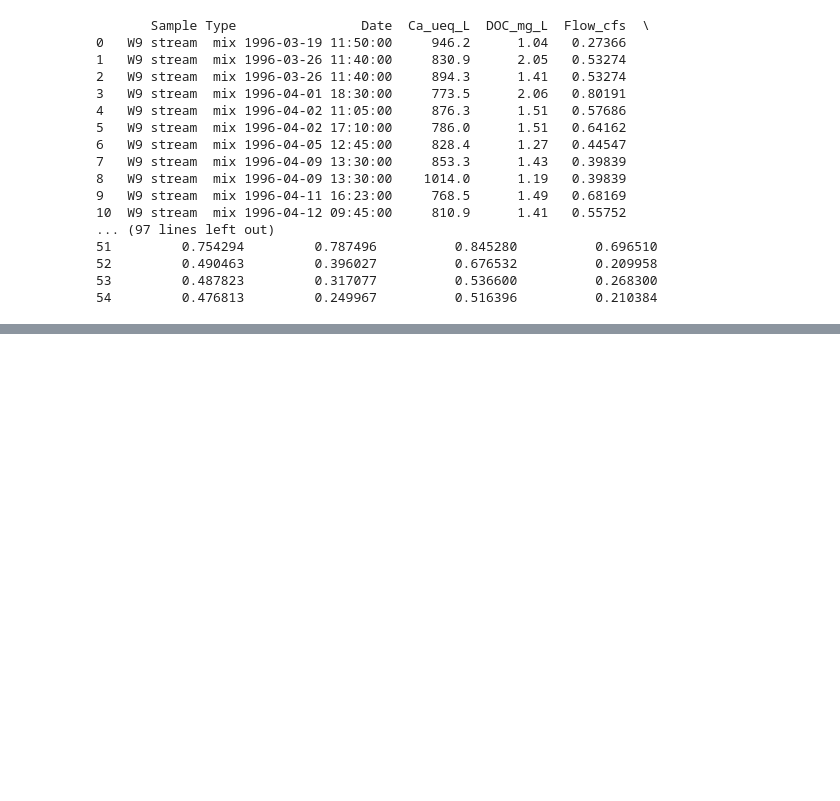
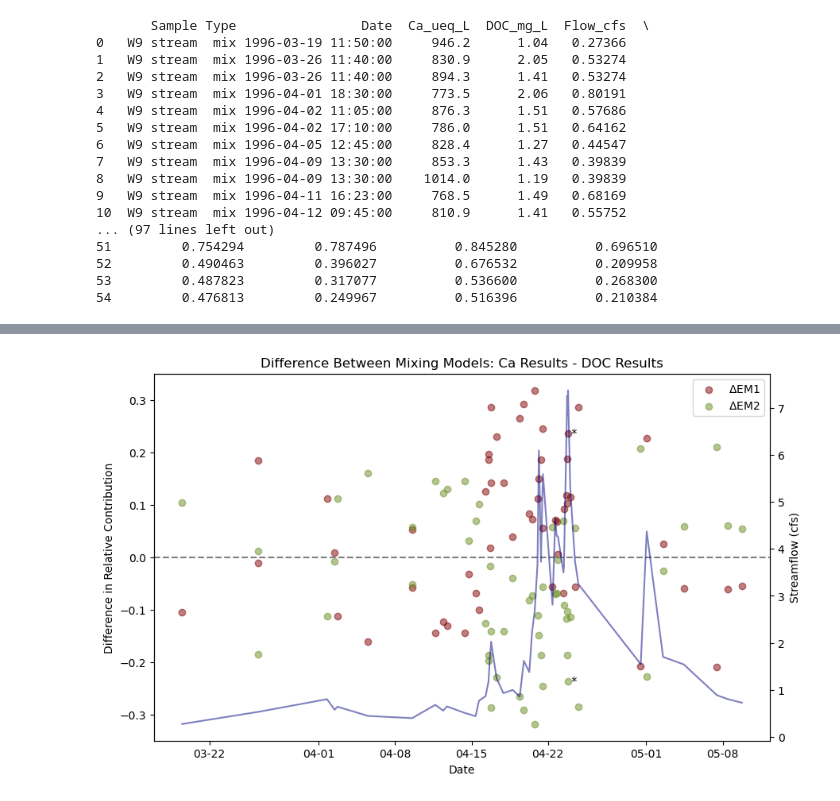
Before and after one commit to gretchenhough/Hough-S26, a Jupyter notebook: GEOS621 HW2/GEOS621 HW2.ipynb, the cells around one changed output, grey strips where cells are left out. Drawn from its saved outputs; the diff is of its cells as text; code cells hidden in the pictures; blank space fills up the shorter version.

```diff
--- a/GEOS621 HW2/GEOS621 HW2.ipynb
+++ b/GEOS621 HW2/GEOS621 HW2.ipynb
@@ -212,21 +188,27 @@ plt.show()
 # %%
 df_mix['em1_diff'] = df_mix['em1_frac_Ca'] - df_mix['em1_frac_DOC']
 df_mix['em2_diff'] = df_mix['em2_frac_Ca'] - df_mix['em2_frac_DOC']
 
 fig, ax = plt.subplots(figsize=(10,6))
 
 ax2 = ax.twinx()
 
 ax2.plot(df_mix['Date'], df_mix['Flow_cfs'],color='navy', alpha=0.5, label='Streamflow')
 
 ax.axhline(0, color='gray', linestyle='--')
 
-ax.scatter(df_mix['Date'], df_mix['em1_diff'], label='EM1 (Ca - DOC)', color='maroon', alpha=0.5)
-ax.scatter(df_mix['Date'], df_mix['em2_diff'], label='EM2 (Ca - DOC)', color='olivedrab', alpha=0.5)
-
-ax.set_ylabel('Difference in Fraction')
+ax.scatter(df_mix['Date'], df_mix['em1_diff'], label=r'$\Delta$EM1', color='maroon', alpha=0.5)
+ax.scatter(df_mix['Date'], df_mix['em2_diff'], label=r'$\Delta$EM2', color='olivedrab', alpha=0.5)
+row = df_mix.loc[df_mix['Date'].dt.strftime('%m-%d') == '04-23'].iloc[5]
+ax.text(row['Date'],row['em1_diff'],' *',color='black',fontsize=10,va='center', ha='left')
+ax.text(row['Date'],row['em2_diff'],' *',color='black',fontsize=10,va='center', ha='left')
+ax.xaxis.set_major_formatter(mdates.DateFormatter('%m-%d'))
+ax.set_xlabel('Date')
+ax.set_ylabel('Difference in Relative Contribution')
 ax2.set_ylabel('Streamflow (cfs)')
-ax.set_title('Difference Between Mixing Models')
+ax.set_title('Difference Between Mixing Models: Ca Results - DOC Results')
 
 ax.legend()
 plt.show()
+# %% [output]
+[figure, added]
```
Also changed, not shown: parts of 10 cells of this notebook.
